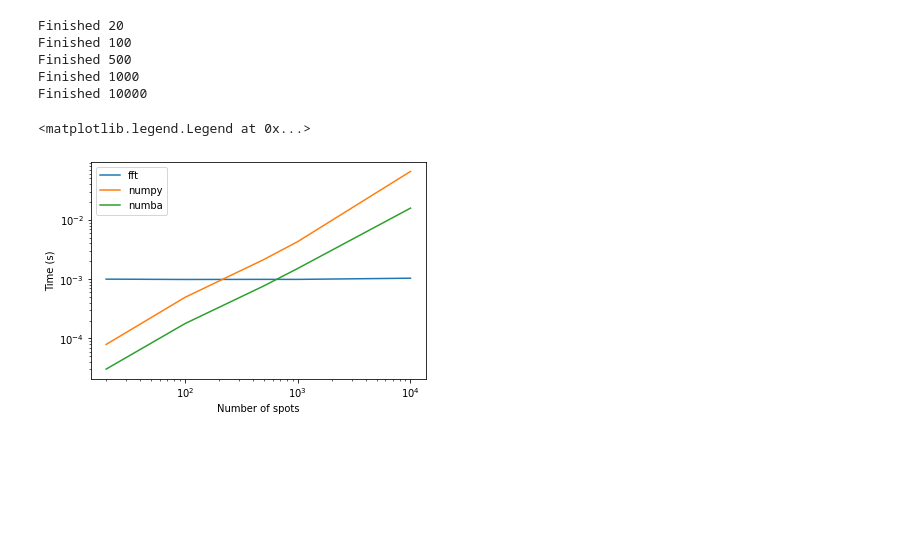
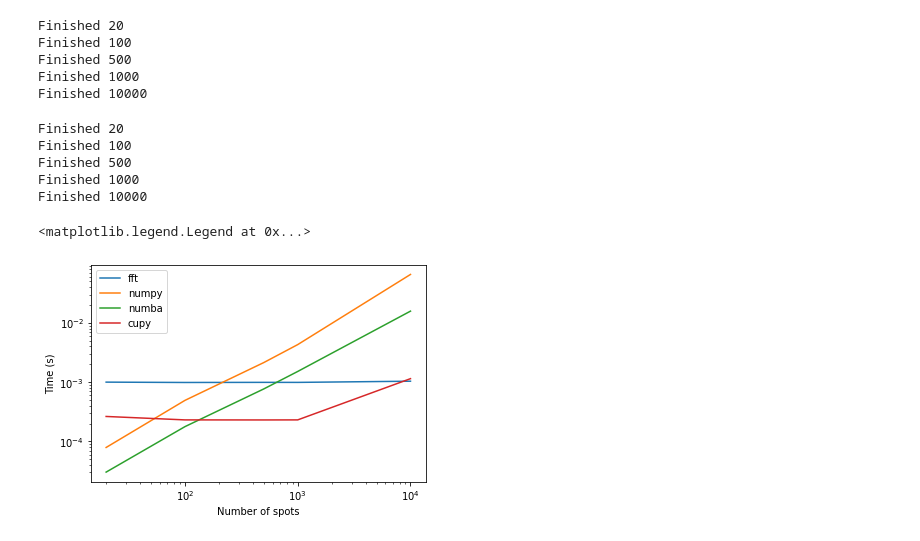
Before and after one commit to din14970/rotation-registration-benchmark, a Jupyter notebook: FFT_vs_shift.ipynb, the cells around one changed output. Cells and saved outputs as stored; diff of their text form; code cells hidden in the pictures; blank space fills up the shorter version.

Commit message:
added cupy benchmark

```diff
--- a/FFT_vs_shift.ipynb
+++ b/FFT_vs_shift.ipynb
@@ -26,7 +26,7 @@ rot_im = rotate(im, ROTATION, reshape=False)
 polar_im = warp_polar(im)
 polar_rot_im = warp_polar(rot_im)
 
-REFLECTIONS = 100  # the number of reflections
+REFLECTIONS = 1000  # the number of reflections
 width = polar_im.shape[1]
 height = polar_im.shape[0]
 xy = np.stack([np.random.randint(0,height, size=(REFLECTIONS,)), np.random.randint(0, width, size=(REFLECTIONS,))])
@@ -51,10 +51,10 @@ def to_image(xy, intensity, width, height):
 
 def fft_cc(image, xy, ints):
     template_image = to_image(xy, ints, image.shape[1], image.shape[0])
-    fft_im = fft.rfftn(polar_im, axes=[0])
+    fft_im = fft.rfftn(image, axes=[0])
     fft_temp = fft.rfftn(template_image, axes=[0])
     image_product = fft_im * fft_temp.conj()
-    cross_correlation = np.fft.irfftn(image_product, axes=[0]).sum(axis=1)
+    cross_correlation = fft.irfftn(image_product, axes=[0]).sum(axis=1)
     return cross_correlation
 
 def shift_cc(
@@ -171,17 +171,46 @@ Finished 100
 Finished 500
 Finished 1000
 Finished 10000
+# %%
+# trying the same thing on the GPU
+import cupy as cp
+
+pim_gpu = cp.asarray(polar_im)
+pim_rot_im = cp.asarray(polar_rot_im)
+
+cupy_times = []
+repeats = 1000
+ns = [20, 100, 500, 1000, 10000]
+for N in ns:
+    REFLECTIONS = N  # the number of reflections
+    width = pim_gpu.shape[1]
+    height = pim_gpu.shape[0]
+    xy = cp.stack([cp.random.randint(0,height, size=(REFLECTIONS,)), cp.random.randint(0, width, size=(REFLECTIONS,))])
+    intensity = pim_rot_im[xy[0], xy[1]]
+    start = time()
+    for repeat in range(repeats):
+        shift_cc(pim_gpu, xy, intensity, dispatcher=cp)
+    stop = time()
+    cupy_times.append((stop-start)/repeats)
+    print(f"Finished {N}")
+# %% [output]
+Finished 20
+Finished 100
+Finished 500
+Finished 1000
+Finished 10000
 # %%
 ns = [20, 100, 500, 1000, 10000]
 fig, ax = plt.subplots()
 ax.set_xscale("log")
 ax.set_yscale("log")
 ax.plot(ns, fft_times, label="fft")
 ax.plot(ns, shift_times, label="numpy")
 ax.plot(ns, numba_times, label="numba")
+ax.plot(ns, cupy_times, label="cupy")
 ax.set_xlabel("Number of spots")
 ax.set_ylabel("Time (s)")
 ax.legend()
 # %% [output]
 <matplotlib.legend.Legend at 0x...>
-[figure, old version]
+[figure, new version]
```
Also changed, not shown: parts of 3 cells of this notebook.
